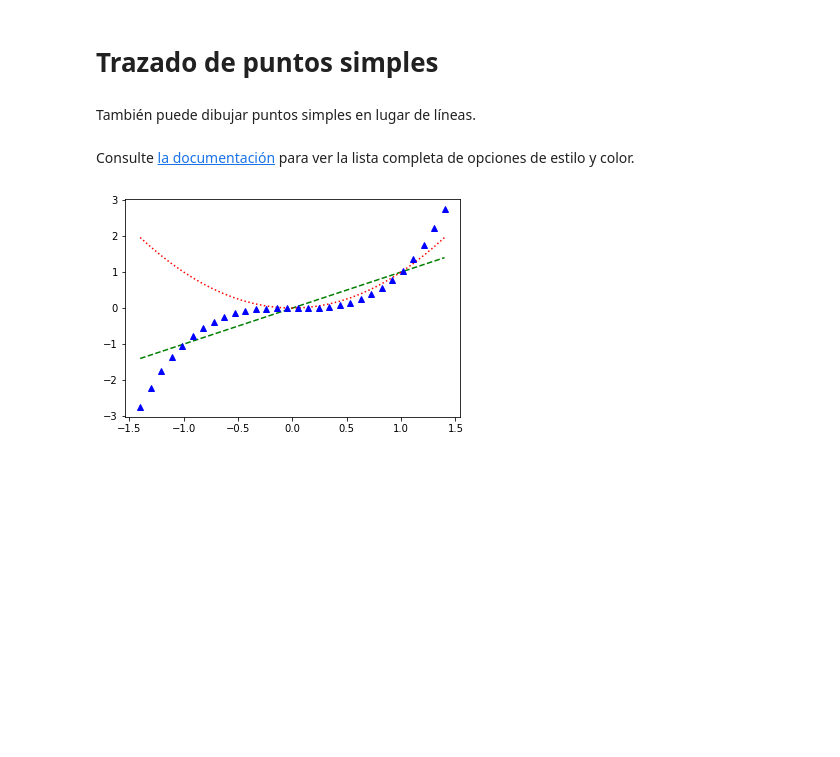
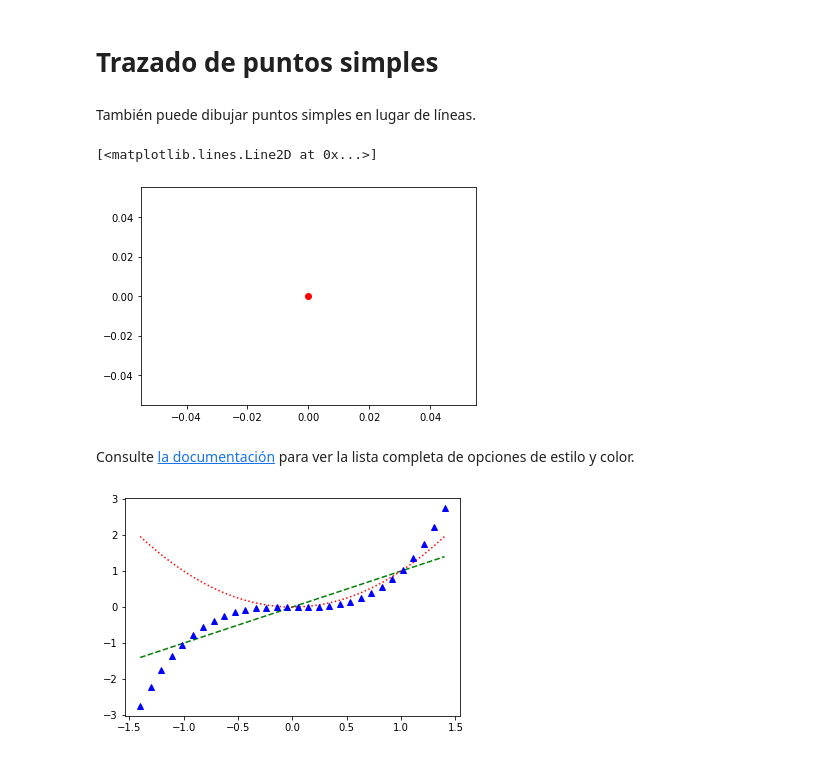
Before and after one commit to marco-canas/encuentra_tu_persona_vitamina, a Jupyter notebook: classes/class_14/class_14.ipynb, the cells around one changed output. Cells and saved outputs as stored; diff of their text form; code cells hidden in the pictures; blank space fills up the shorter version.

```diff
--- a/classes/class_14/class_14.ipynb
+++ b/classes/class_14/class_14.ipynb
@@ -165,6 +176,13 @@ plt.show()
 # Trazado de puntos simples
 # %% [markdown]
 También puede dibujar puntos simples en lugar de líneas.
+# %%
+import matplotlib.pyplot as plt
+
+plt.plot([0],[0], 'ro')
+# %% [output]
+[<matplotlib.lines.Line2D at 0x...>]
+[figure, added]
 # %% [markdown]
 Consulte [la documentación](https://matplotlib.org/2.0.2/api/pyplot_api.html) para ver la lista completa de opciones de estilo y color.
 # %%
```
Also changed, not shown: parts of 3 cells of this notebook, 1 other file.
